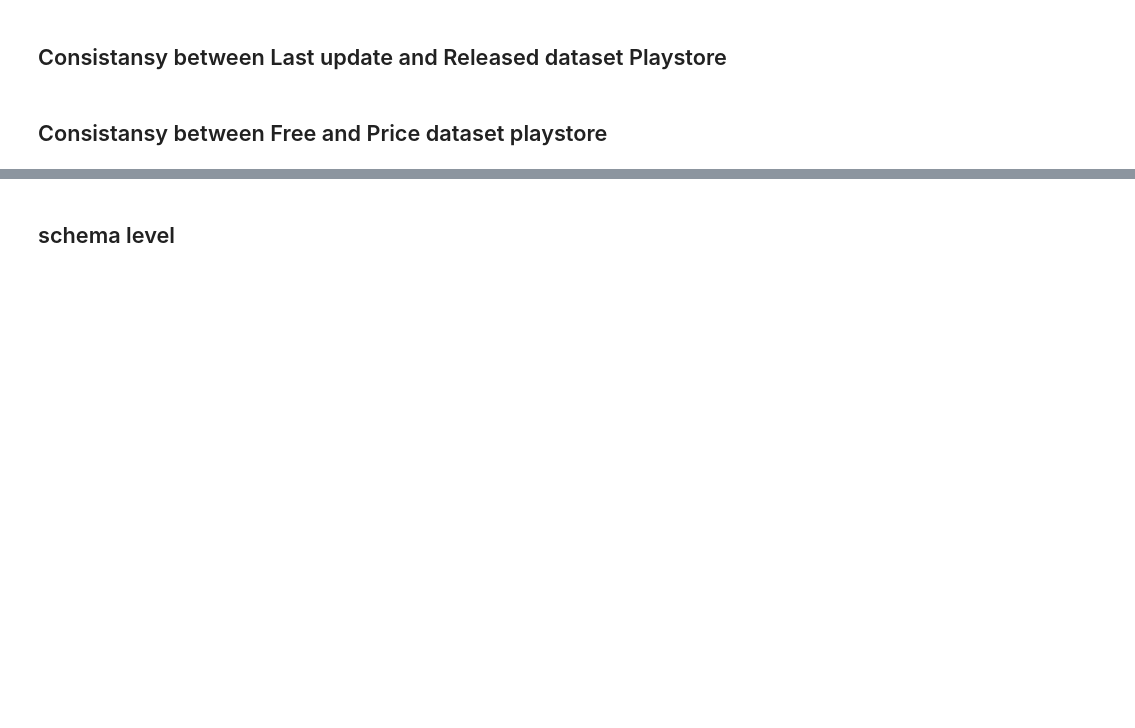
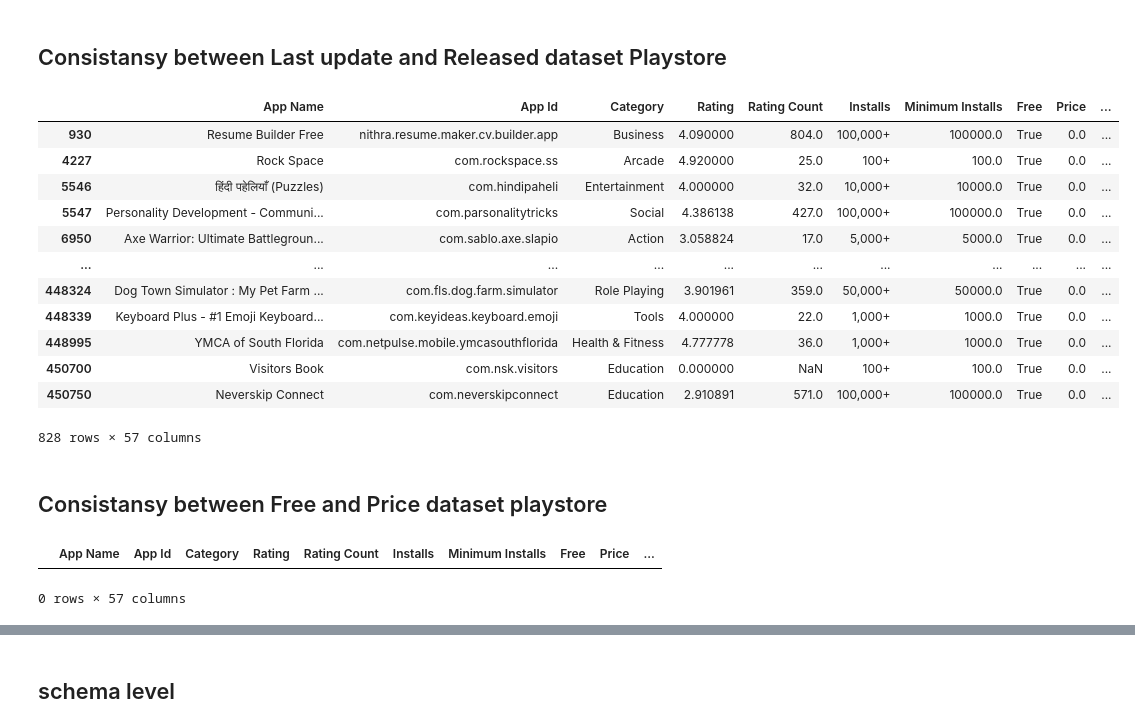
Before and after one commit to Soroush-Pasandideh/DataMining, a Jupyter notebook: DataMining.ipynb, the cells around one changed output, grey strips where cells are left out. Drawn from its saved outputs; the diff is of its cells as text; code cells hidden in the pictures; blank space fills up the shorter version.

```diff
--- a/DataMining.ipynb
+++ b/DataMining.ipynb
@@ -736,13 +734,30 @@ inconsistent_price = df[(df['Type'] == 'FREE') & (df['Price'] != 0) | (df['Type'
 # %%
 df1['Last update'] = pd.to_datetime(df1['Last update'], errors='coerce')
 df1['Released'] = pd.to_datetime(df1['Released'], errors='coerce')
 
 errors_index = df1[df1['Last update'].isna()].index
 errors_index = df1[df1['Released'].isna()].index
 inconsistent_update_released = df1[df1['Last update'] < df1['Released']]
-# inconsistent_update_released
+inconsistent_update_released
+# %% [output]
+|  | App Name | App Id | Category | Rating | Rating Count | Installs | Minimum Installs | Free | Price | ... |
+| 930 | Resume Builder Free | nithra.resume.maker.cv.builder.app | Business | 4.090000 | 804.0 | 100,000+ | 100000.0 | True | 0.0 | ... |
+| 4227 | Rock Space | com.rockspace.ss | Arcade | 4.920000 | 25.0 | 100+ | 100.0 | True | 0.0 | ... |
+| 5546 | हिंदी पहेलियाँ (Puzzles) | com.hindipaheli | Entertainment | 4.000000 | 32.0 | 10,000+ | 10000.0 | True | 0.0 | ... |
+| 5547 | Personality Development - Communi... | com.parsonalitytricks | Social | 4.386138 | 427.0 | 100,000+ | 100000.0 | True | 0.0 | ... |
+| 6950 | Axe Warrior: Ultimate Battlegroun... | com.sablo.axe.slapio | Action | 3.058824 | 17.0 | 5,000+ | 5000.0 | True | 0.0 | ... |
+| ... | ... | ... | ... | ... | ... | ... | ... | ... | ... | ... |
+| 448324 | Dog Town Simulator : My Pet Farm ... | com.fls.dog.farm.simulator | Role Playing | 3.901961 | 359.0 | 50,000+ | 50000.0 | True | 0.0 | ... |
+| 448339 | Keyboard Plus - #1 Emoji Keyboard... | com.keyideas.keyboard.emoji | Tools | 4.000000 | 22.0 | 1,000+ | 1000.0 | True | 0.0 | ... |
+| 448995 | YMCA of South Florida | com.netpulse.mobile.ymcasouthflorida | Health & Fitness | 4.777778 | 36.0 | 1,000+ | 1000.0 | True | 0.0 | ... |
+| 450700 | Visitors Book | com.nsk.visitors | Education | 0.000000 | NaN | 100+ | 100.0 | True | 0.0 | ... |
+| 450750 | Neverskip Connect | com.neverskipconnect | Education | 2.910891 | 571.0 | 100,000+ | 100000.0 | True | 0.0 | ... |
+828 rows × 57 columns
 # %% [markdown]
 ## Consistansy between Free and Price dataset playstore
 # %%
 inconsistent_price = df1[(df1['Free'] == 'TRUE') & (df1['Price'] == 0) | (df1['Free'] == 'FALSE') & (df1['Price'] != 0)]
-# inconsistent_price
+inconsistent_price
+# %% [output]
+|  | App Name | App Id | Category | Rating | Rating Count | Installs | Minimum Installs | Free | Price | ... |
+0 rows × 57 columns
```
Also changed, not shown: parts of 20 cells of this notebook.
